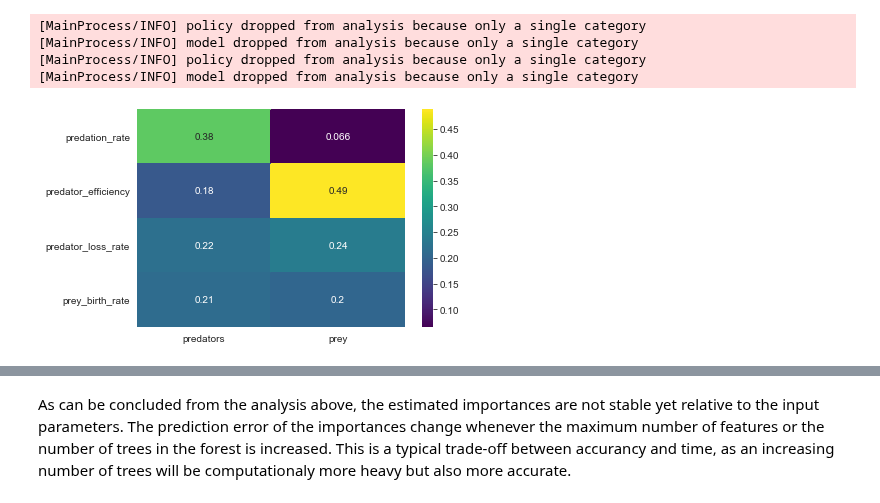
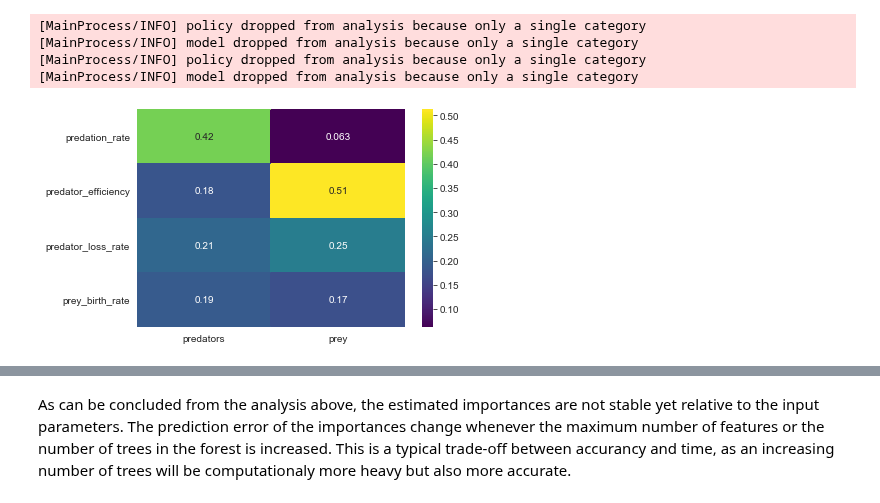
Before and after one commit to tamarvooijs/MBDM, a Jupyter notebook: Week 3-4 - vulnerability analysis/assignment 6 - sensitivity analysis.ipynb, the cells around one changed output, grey strips where cells are left out. Cells and saved outputs as stored; diff of their text form; code cells hidden in the pictures.

```diff
--- a/Week 3-4 - vulnerability analysis/assignment 6 - sensitivity analysis.ipynb
+++ b/Week 3-4 - vulnerability analysis/assignment 6 - sensitivity analysis.ipynb
@@ -586,0 +655,7 @@ Si_std = sobol.analyze(problem, std_outcomes_prey,
+# %%
+fig, ax = plt.subplots()
+sns.kdeplot(outcomes['prey'][:,-1], ax = ax)
+sns.set_style('white')
+fig.set_size_inches(8,6)
+fig.subplots_adjust(bottom=0.3)
+plt.show()
@@ -602,0 +682,7 @@ plt.show()
+# %%
+fig, ax = plt.subplots()
+sns.kdeplot(mean_outcomes_prey, ax = ax)
+sns.set_style('white')
+fig.set_size_inches(8,6)
+fig.subplots_adjust(bottom=0.3)
+plt.show()
@@ -618,0 +709,7 @@ plt.show()
+# %%
+fig, ax = plt.subplots()
+sns.kdeplot(std_outcomes_prey, ax = ax)
+sns.set_style('white')
+fig.set_size_inches(8,6)
+fig.subplots_adjust(bottom=0.3)
+plt.show()
@@ -703,19 +819,19 @@ Si_final
 # %%
-# Check stability
+# Check stability of max_features
+
 from ema_workbench.analysis import feature_scoring
 
 x = experiments
 y = filtered
 
-fs_1 = feature_scoring.get_feature_scores_all(x,y, alg='extra trees', nr_trees=110, max_features=0.8,mode=RuleInductionType.REGRESSION)
+fs_2 = feature_scoring.get_feature_scores_all(x,y, alg='extra trees', nr_trees=100, max_features=1.3,mode=RuleInductionType.REGRESSION)
 # %% [output]
 [MainProcess/INFO] policy dropped from analysis because only a single category
 [MainProcess/INFO] model dropped from analysis because only a single category
 [MainProcess/INFO] policy dropped from analysis because only a single category
 [MainProcess/INFO] model dropped from analysis because only a single category
 # %%
-import seaborn as sns
-sns.heatmap(fs_1, cmap='viridis', annot=True)
+sns.heatmap(fs_2, cmap='viridis', annot=True)
 plt.show()
 # %% [output]
-[figure, old version]
+[figure, new version]
```
Also changed, not shown: parts of 49 cells of this notebook.
